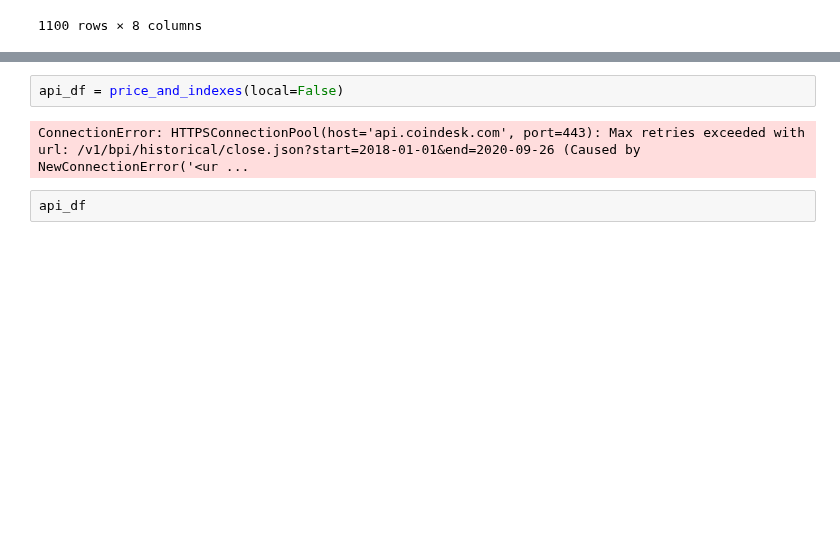
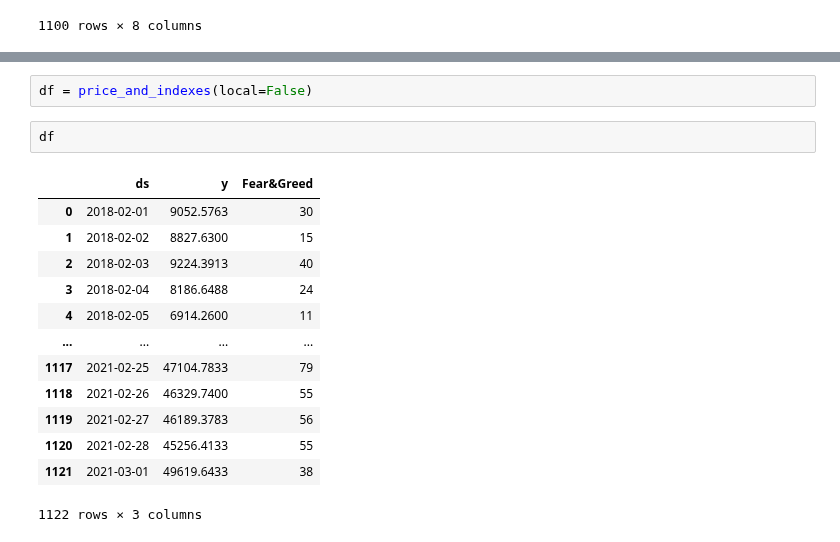
Before and after one commit to Dmunozig/crypto_sentiment, a Jupyter notebook: Diego_Data_engineering_testing.ipynb, the cells around one changed output, grey strips where cells are left out. Saved outputs shown, nothing was run; the diff lists cells and outputs as text; blank space fills up the shorter version.

Commit message:
Progress on data function for pipeline retrieval

```diff
--- a/Diego_Data_engineering_testing.ipynb
+++ b/Diego_Data_engineering_testing.ipynb
@@ -22,6 +56,18 @@ df
 # %%
-api_df = price_and_indexes(local=False)
+df = price_and_indexes(local=False)
-# %% [output]
-ConnectionError: HTTPSConnectionPool(host='api.coindesk.com', port=443): Max retries exceeded with url: /v1/bpi/historical/close.json?start=2018-01-01&end=2020-09-26 (Caused by NewConnectionError('<ur ...
 # %%
-api_df
+df
+# %% [output]
+|  | ds | y | Fear&Greed |
+| 0 | 2018-02-01 | 9052.5763 | 30 |
+| 1 | 2018-02-02 | 8827.6300 | 15 |
+| 2 | 2018-02-03 | 9224.3913 | 40 |
+| 3 | 2018-02-04 | 8186.6488 | 24 |
+| 4 | 2018-02-05 | 6914.2600 | 11 |
+| ... | ... | ... | ... |
+| 1117 | 2021-02-25 | 47104.7833 | 79 |
+| 1118 | 2021-02-26 | 46329.7400 | 55 |
+| 1119 | 2021-02-27 | 46189.3783 | 56 |
+| 1120 | 2021-02-28 | 45256.4133 | 55 |
+| 1121 | 2021-03-01 | 49619.6433 | 38 |
+1122 rows × 3 columns
```
Also changed, not shown: parts of 22 cells of this notebook, 2 other files.
